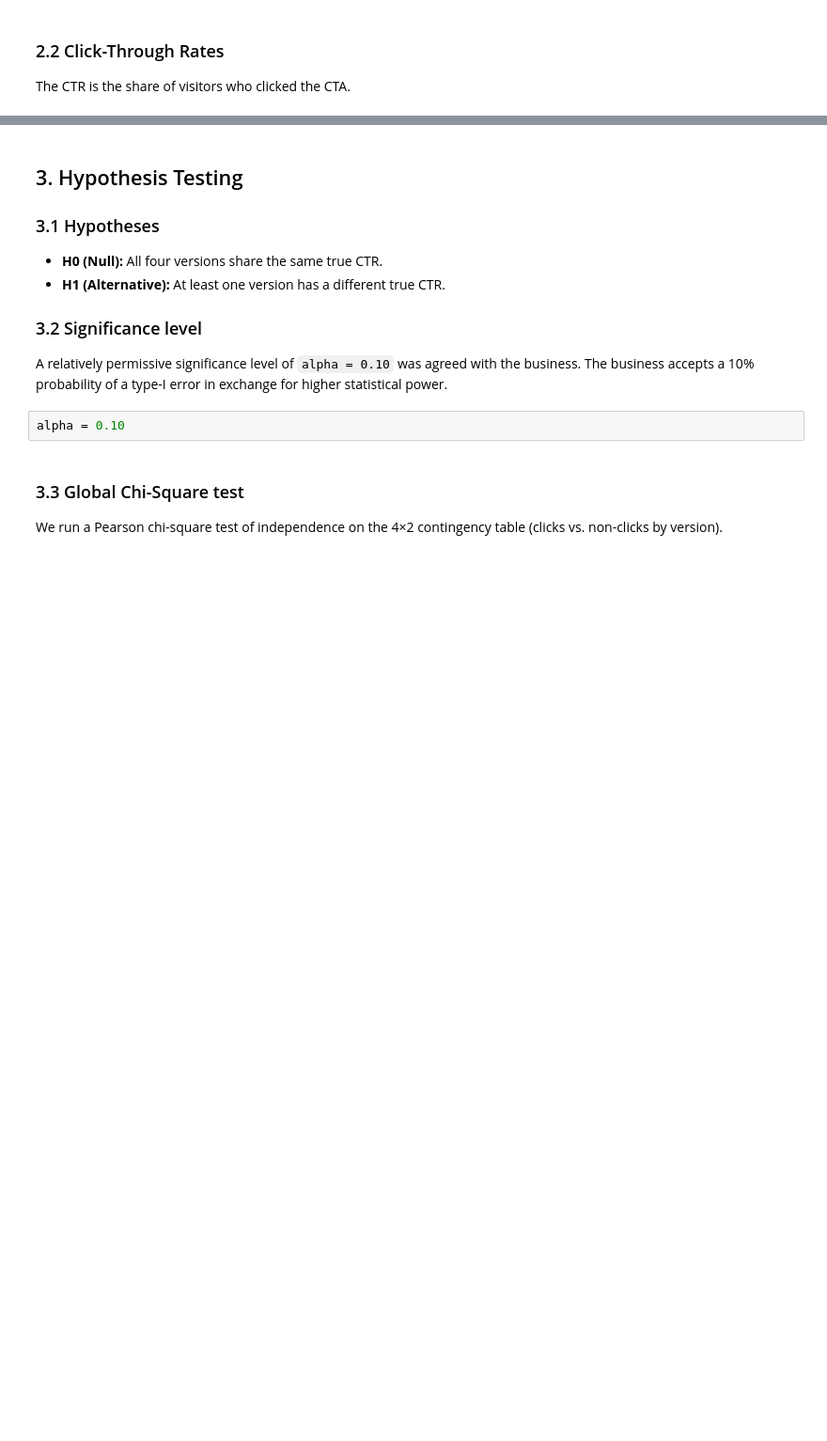
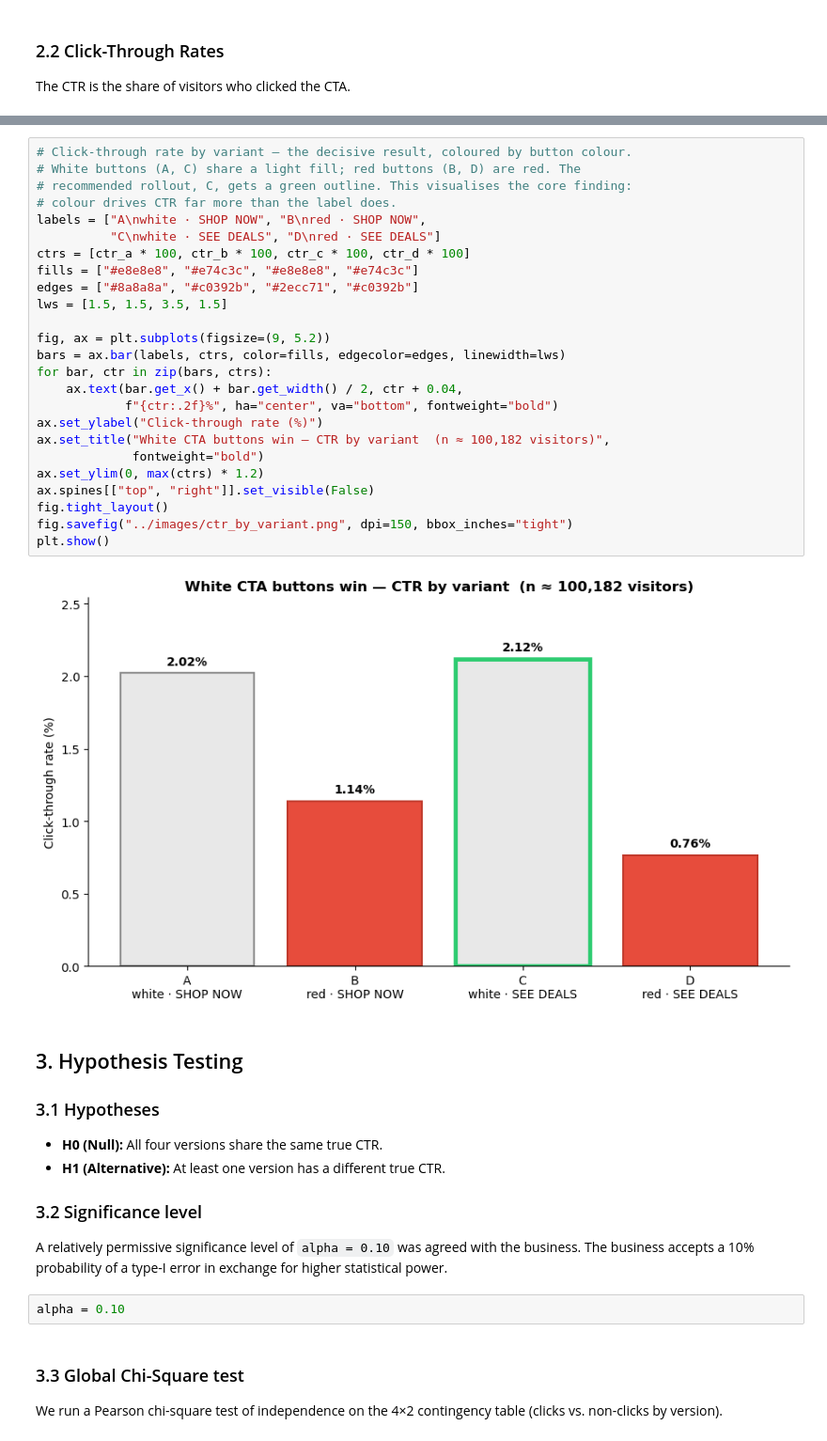
Before and after one commit to baris2828/eniac-ab-test-optimization, a Jupyter notebook: notebooks/01_eniac_ab_test_analysis.ipynb, the cells around one changed output, grey strips where cells are left out. Shown at 94% size. Drawn from its saved outputs; the diff is of its cells as text; blank space fills up the shorter version.

```diff
--- a/notebooks/01_eniac_ab_test_analysis.ipynb
+++ b/notebooks/01_eniac_ab_test_analysis.ipynb
@@ -102,3 +120,30 @@ ctr_summary
+# %%
+# Click-through rate by variant — the decisive result, coloured by button colour.
+# White buttons (A, C) share a light fill; red buttons (B, D) are red. The
+# recommended rollout, C, gets a green outline. This visualises the core finding:
+# colour drives CTR far more than the label does.
+labels = ["A\nwhite · SHOP NOW", "B\nred · SHOP NOW",
+          "C\nwhite · SEE DEALS", "D\nred · SEE DEALS"]
+ctrs = [ctr_a * 100, ctr_b * 100, ctr_c * 100, ctr_d * 100]
+fills = ["#e8e8e8", "#e74c3c", "#e8e8e8", "#e74c3c"]
+edges = ["#8a8a8a", "#c0392b", "#2ecc71", "#c0392b"]
+lws = [1.5, 1.5, 3.5, 1.5]
+
+fig, ax = plt.subplots(figsize=(9, 5.2))
+bars = ax.bar(labels, ctrs, color=fills, edgecolor=edges, linewidth=lws)
+for bar, ctr in zip(bars, ctrs):
+    ax.text(bar.get_x() + bar.get_width() / 2, ctr + 0.04,
+            f"{ctr:.2f}%", ha="center", va="bottom", fontweight="bold")
+ax.set_ylabel("Click-through rate (%)")
+ax.set_title("White CTA buttons win — CTR by variant  (n ≈ 100,182 visitors)",
+             fontweight="bold")
+ax.set_ylim(0, max(ctrs) * 1.2)
+ax.spines[["top", "right"]].set_visible(False)
+fig.tight_layout()
+fig.savefig("../images/ctr_by_variant.png", dpi=150, bbox_inches="tight")
+plt.show()
+# %% [output]
+[figure, added]
 # %% [markdown]
 ## 3. Hypothesis Testing
 
```
Also changed, not shown: parts of 7 cells of this notebook, 1 other file.
